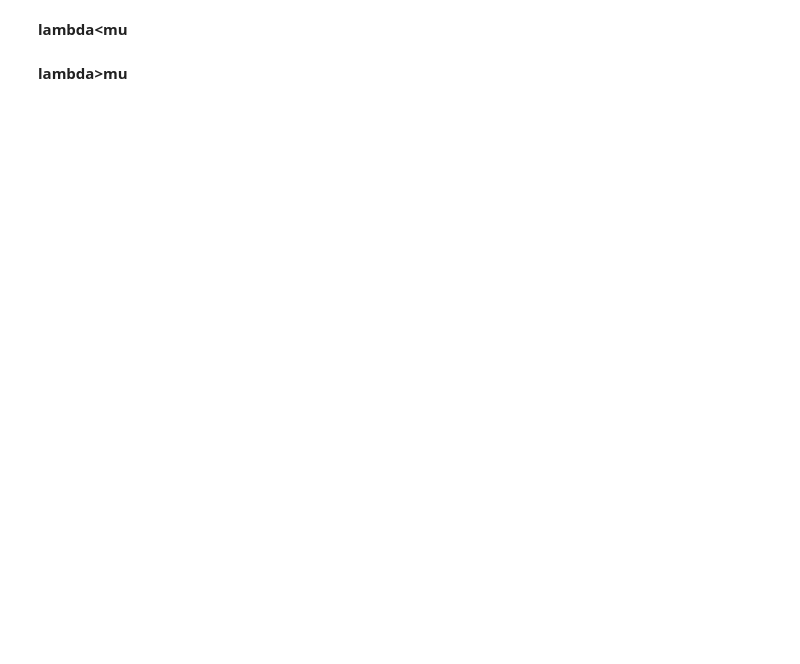
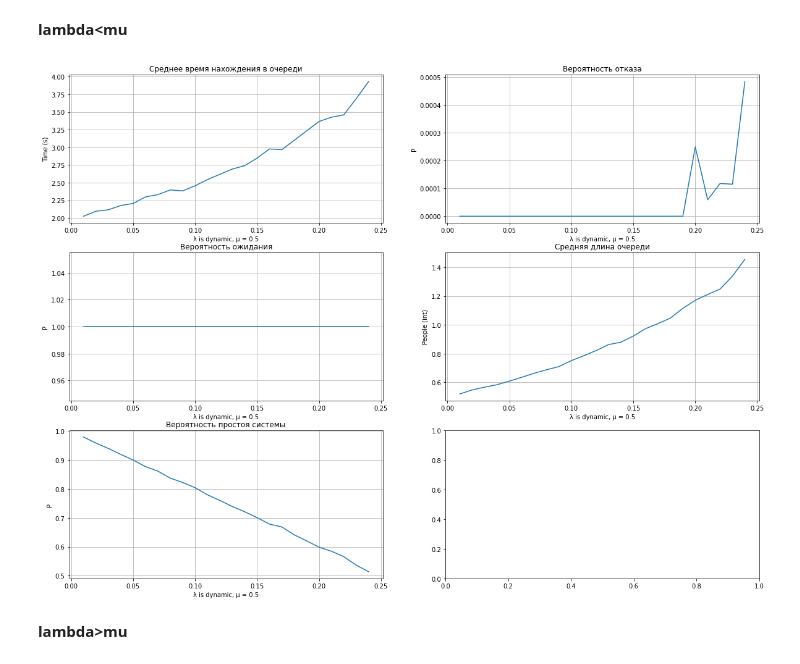
Before and after one commit to Programming-Technology-ALG/Queuing_theory, a Jupyter notebook: 123.ipynb, the cells around one changed output. Drawn from its saved outputs; the diff is of its cells as text; code cells hidden in the pictures; blank space fills up the shorter version.

```diff
--- a/123.ipynb
+++ b/123.ipynb
@@ -158,25 +179,2 @@ print_metrix(parameters, avg_t_t, lost_cust_p, waiting_cust_p, avg_len, wasted_t
 # %% [markdown]
 Мемс уменьшением параметров на графе
-# %%
-import matplotlib.pyplot as plt
-import numpy as np
-
-s = []
-mu = 1
-t = np.arange(0.01, mu/2, 0.01)
-#  УМЕНЬШЕНИЕ lambda все нормас
-for lmbd in reversed(parameters):
-    np.random.seed(int(lmbd*100))
-    avg_total_time, lost_customers_prob, waiting_customers_prob, avg_num_in_q, wasted_time_prob = MM1Ksimulation(capacity = 10, lmbd = lmbd, mu = mu, timeout = 0.05)
-    s.append(avg_total_time)
-
-fig, ax = plt.subplots()
-
-ax.plot(t, s)
-ax.set_xlim(parameters[-1], parameters[0])  # decreasing time
-ax.set_xlabel('decreasing time (s)')
-ax.set_ylabel('voltage (mV)')
-ax.set_title('Should be growing...')
-ax.grid(True)
-
-plt.show()
@@ -184,19 +205,21 @@ plt.show()
 **lambda<mu**
 # %%
 avg_t_t, lost_cust_p, waiting_cust_p, avg_len, wasted_t_p =[], [], [], [], []
-mu = 1
-parameters = np.arange(0.01, mu/2, 0.01)
+mu = 1/2
+parameters = np.arange(1/100, mu/2, 1/100)
 #  УМЕНЬШЕНИЕ lambda все нормас
 for lmbd in parameters:
     np.random.seed(int(lmbd*100))
     avg_total_time, lost_customers_prob, waiting_customers_prob, avg_num_in_q, wasted_time_prob = MM1Ksimulation(capacity = 10, lmbd = lmbd, mu = mu, timeout = 0.05)
     avg_t_t.append(avg_total_time)
     lost_cust_p.append(lost_customers_prob)
     waiting_cust_p.append(waiting_customers_prob)
     avg_len.append(avg_num_in_q)
     wasted_t_p.append(wasted_time_prob)
 
-print_metrix(parameters, avg_t_t, lost_cust_p, waiting_cust_p, avg_len, wasted_t_p)
+print_metrix(parameters, avg_t_t, lost_cust_p, waiting_cust_p, avg_len, wasted_t_p, f"λ is dynamic, μ = {mu}")
+# %% [output]
+[figure, added]
 # %% [markdown]
 **lambda>mu**
 # %%
```
Also changed, not shown: parts of 8 cells of this notebook.
